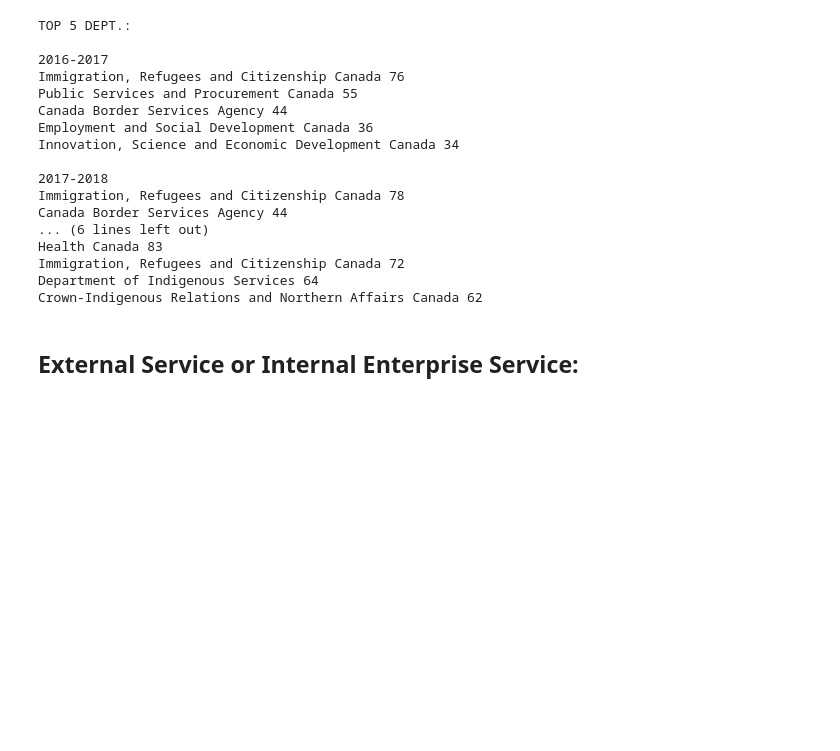
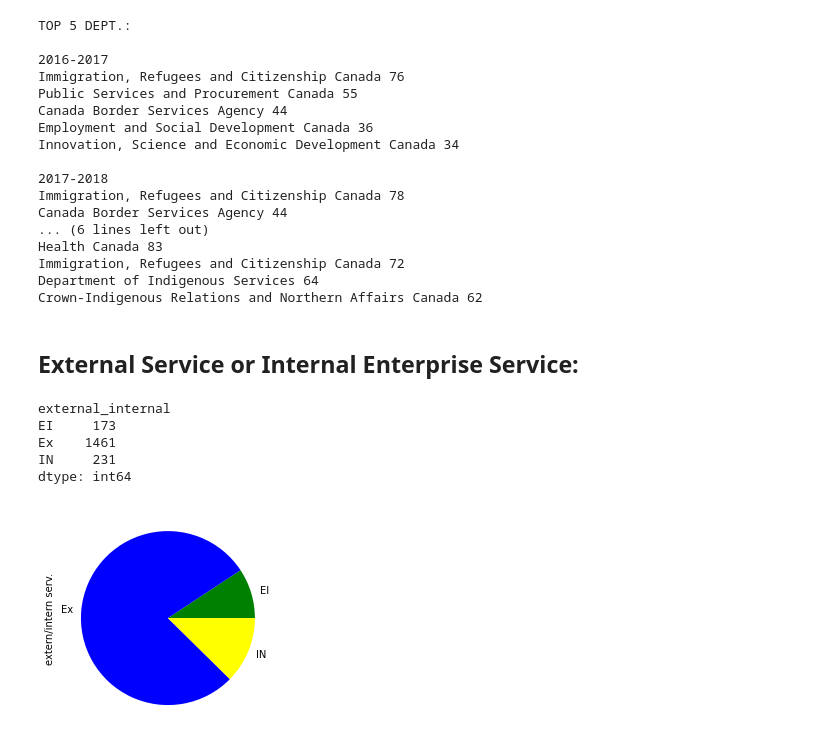
Before and after one commit to d-ta/GC-Service-Inventory-EDA, a Jupyter notebook: GC Service Inventory – Dia.ipynb, the cells around one changed output. Drawn from its saved outputs; the diff is of its cells as text; code cells hidden in the pictures; blank space fills up the shorter version.

```diff
--- a/GC Service Inventory – Dia.ipynb
+++ b/GC Service Inventory – Dia.ipynb
@@ -272,4 +272,15 @@ Crown-Indigenous Relations and Northern Affairs Canada 62
 # %% [markdown]
 ## External Service or Internal Enterprise Service:
 # %%
-df_inv.groupby('external_internal').size().pie()
+df_inv.groupby('external_internal').size()
+# %% [output]
+external_internal
+EI     173
+Ex    1461
+IN     231
+dtype: int64
+# %%
+df_inv.groupby('external_internal').size().plot.pie(colors=['green', 'blue', 'yellow'], label='extern/intern serv.')
+plt.show()
+# %% [output]
+[figure, added]
```
Also changed, not shown: parts of 2 cells of this notebook.
